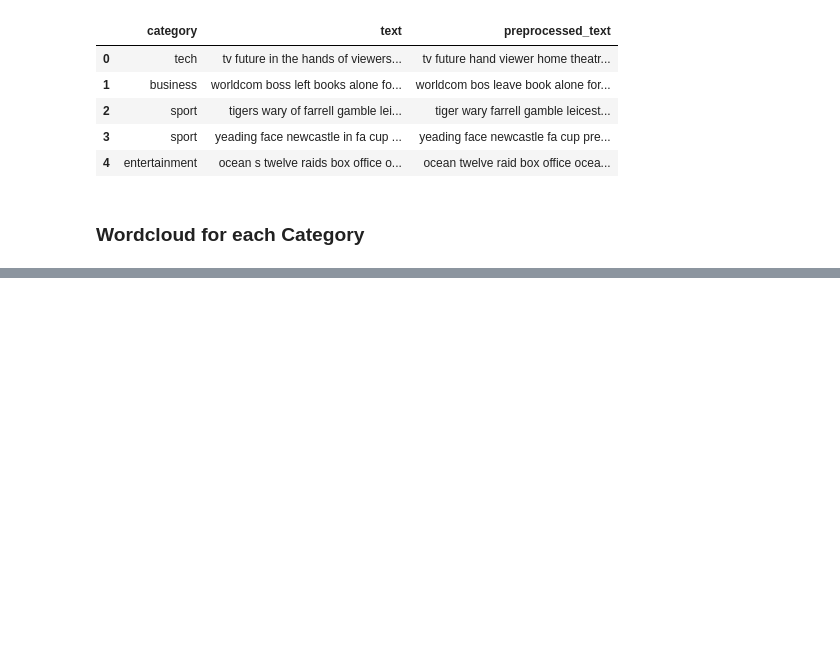
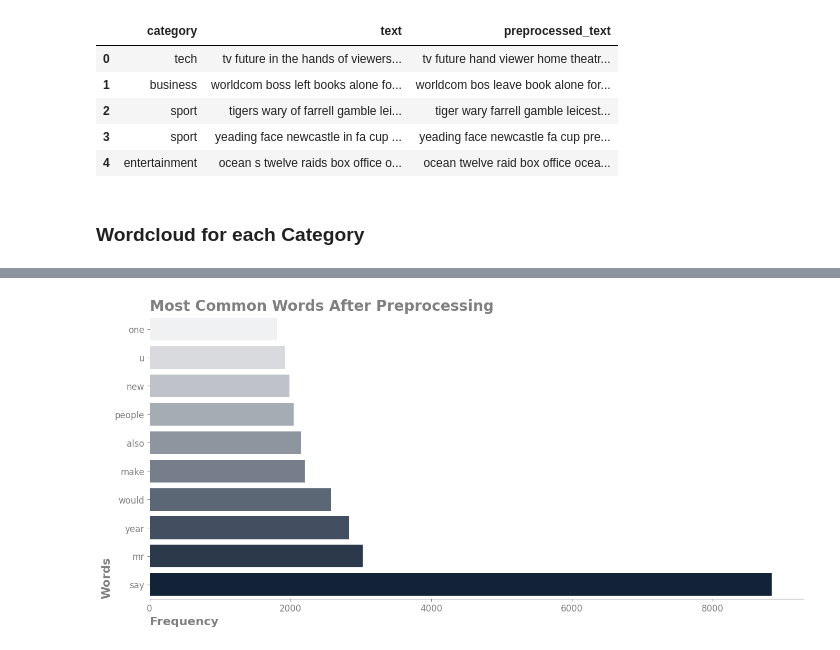
Before and after one commit to FatemeAmlahi/BBC_article_category_classification, a Jupyter notebook: notebooks/article_classification.ipynb, the cells around one changed output, grey strips where cells are left out. Drawn from its saved outputs; the diff is of its cells as text; code cells hidden in the pictures; blank space fills up the shorter version.

```diff
--- a/notebooks/article_classification.ipynb
+++ b/notebooks/article_classification.ipynb
@@ -164,0 +152,5 @@ for category in df["category"].unique():
+# %%
+all_words = [word for text in df["preprocessed_text"] for word in text.split()]
+word_freq = Counter(all_words)
+common_words = word_freq.most_common(10)
+common_df = pd.DataFrame(common_words,columns=["words","frequency"])
@@ -164,0 +171,33 @@ for category in df["category"].unique():
+# %%
+fig, ax = plt.subplots(figsize = (16,7))
+sns.barplot(data=common_df.sort_values(by = "frequency",ascending=True), x = "frequency",y = "words",hue="words",palette="light:#0C213D")
+
+ax.tick_params(axis="x",
+               colors= "gray",
+               labelsize= "large")
+ax.tick_params(axis="y",
+               colors= "gray",
+               labelsize= "large")
+
+ax.set_xlabel("Frequency",
+              loc = "left",
+              weight = "bold",
+              color = "gray",
+              fontsize = "16")
+
+ax.set_ylabel("Words",
+              loc="bottom",
+              weight = "bold",
+              color = "gray",
+              fontsize = 16)
+ax.set_title("Most Common Words After Preprocessing",
+             loc= "left",
+             weight = "bold",
+             fontsize = 20,
+             color = "gray")
+
+
+ax.spines[["right","left","top"]].set_visible(False)
+ax.spines[["bottom"]].set_color("gray")
+# %% [output]
+[figure, added]
```
Also changed, not shown: parts of 5 cells of this notebook.
